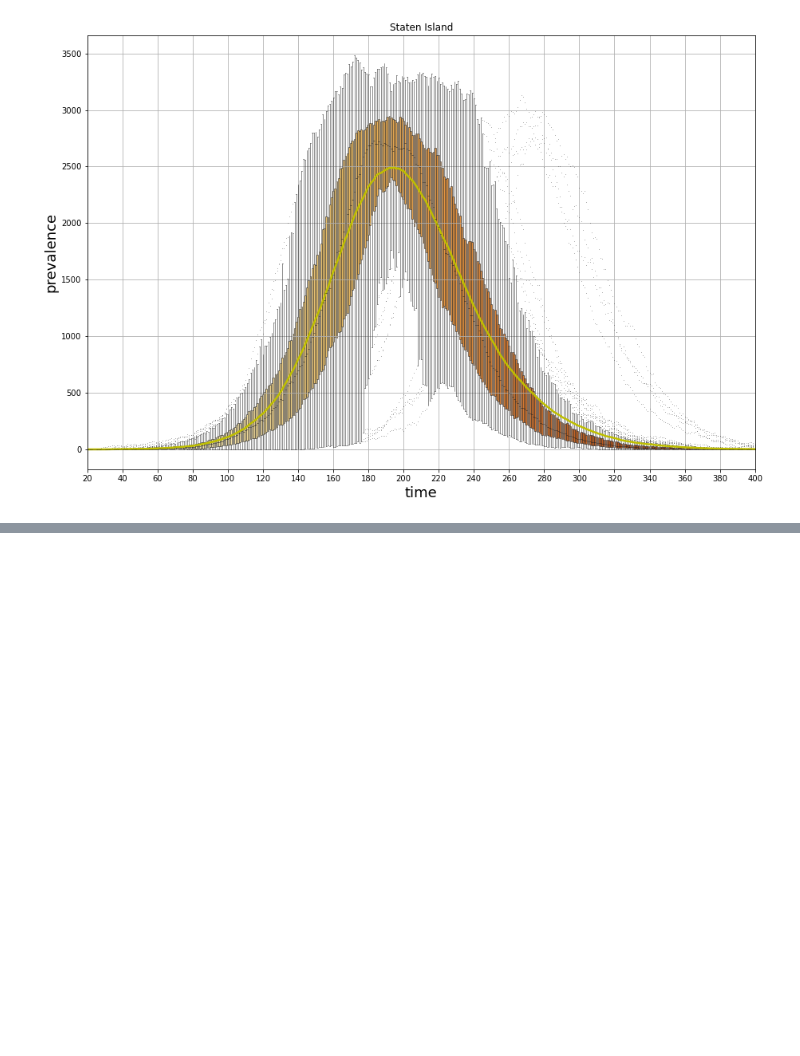
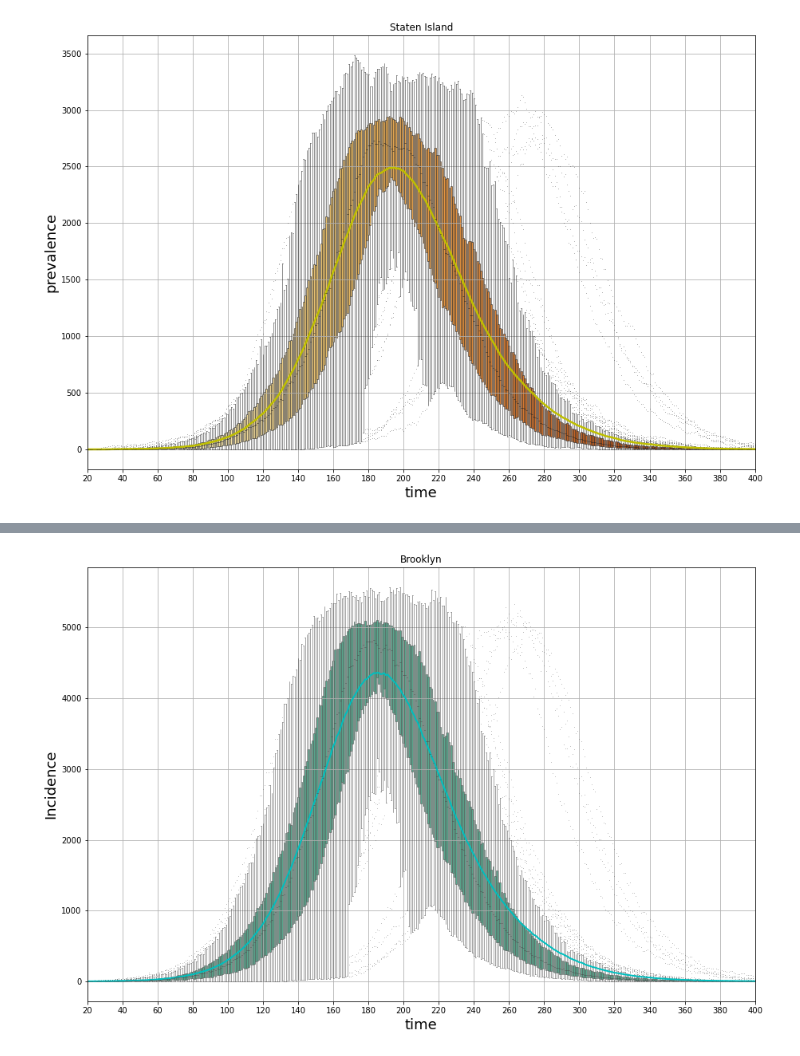
Before and after one commit to ClaudiaDeceglie/Thesis_NYC_covid19, a Jupyter notebook: Results of simulations of SIR model per borough (without modification).ipynb, the cells around one changed output, grey strips where cells are left out. Saved outputs shown, nothing was run; the diff lists cells and outputs as text; code cells hidden in the pictures; blank space fills up the shorter version.

```diff
--- a/Results of simulations of SIR model per borough (without modification).ipynb
+++ b/Results of simulations of SIR model per borough (without modification).ipynb
@@ -277,0 +440,18 @@ plt.grid()
+# %%
+plt.figure(figsize=(15,10))
+
+plt.xlabel('time', fontsize=18)
+plt.ylabel('Incidence', fontsize=18)
+plt.title('Brooklyn')
+plt.xticks(fontsize=10)
+plt.yticks(fontsize=10)
+
+ax=sns.boxplot(data=full_array_brook2, color='#4CB391', linewidth=0.5, fliersize=0.1)
+plt.plot(range(0,len(full_average_brook2)),full_average_brook2,color='c', linewidth=2.0)
+
+ax.xaxis.set_major_locator(ticker.MultipleLocator(20))
+ax.xaxis.set_major_formatter(ticker.ScalarFormatter())
+plt.xlim([20,400])
+plt.grid()
+# %% [output]
+[figure, added]
```
Also changed, not shown: parts of 14 cells of this notebook.
